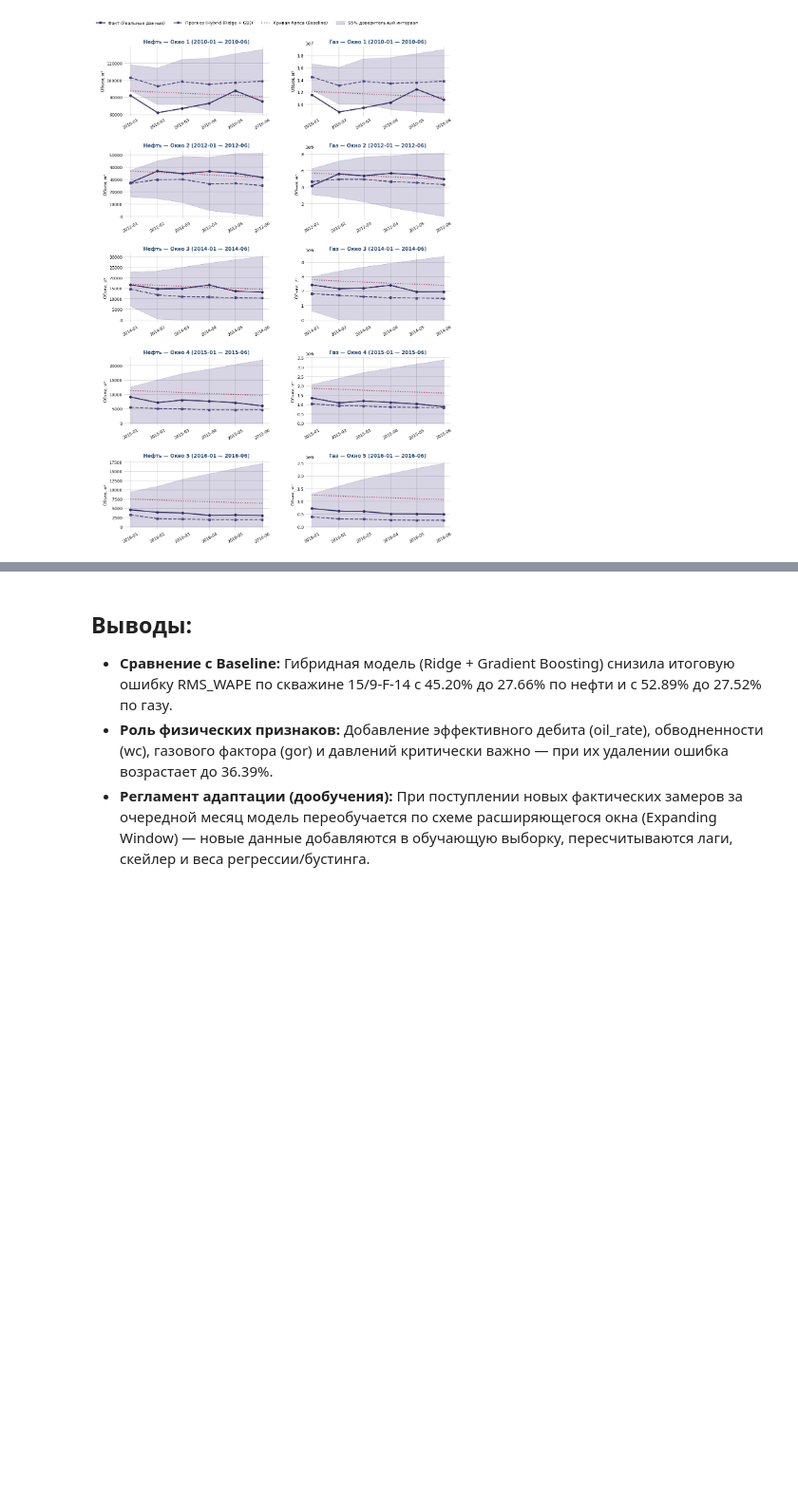
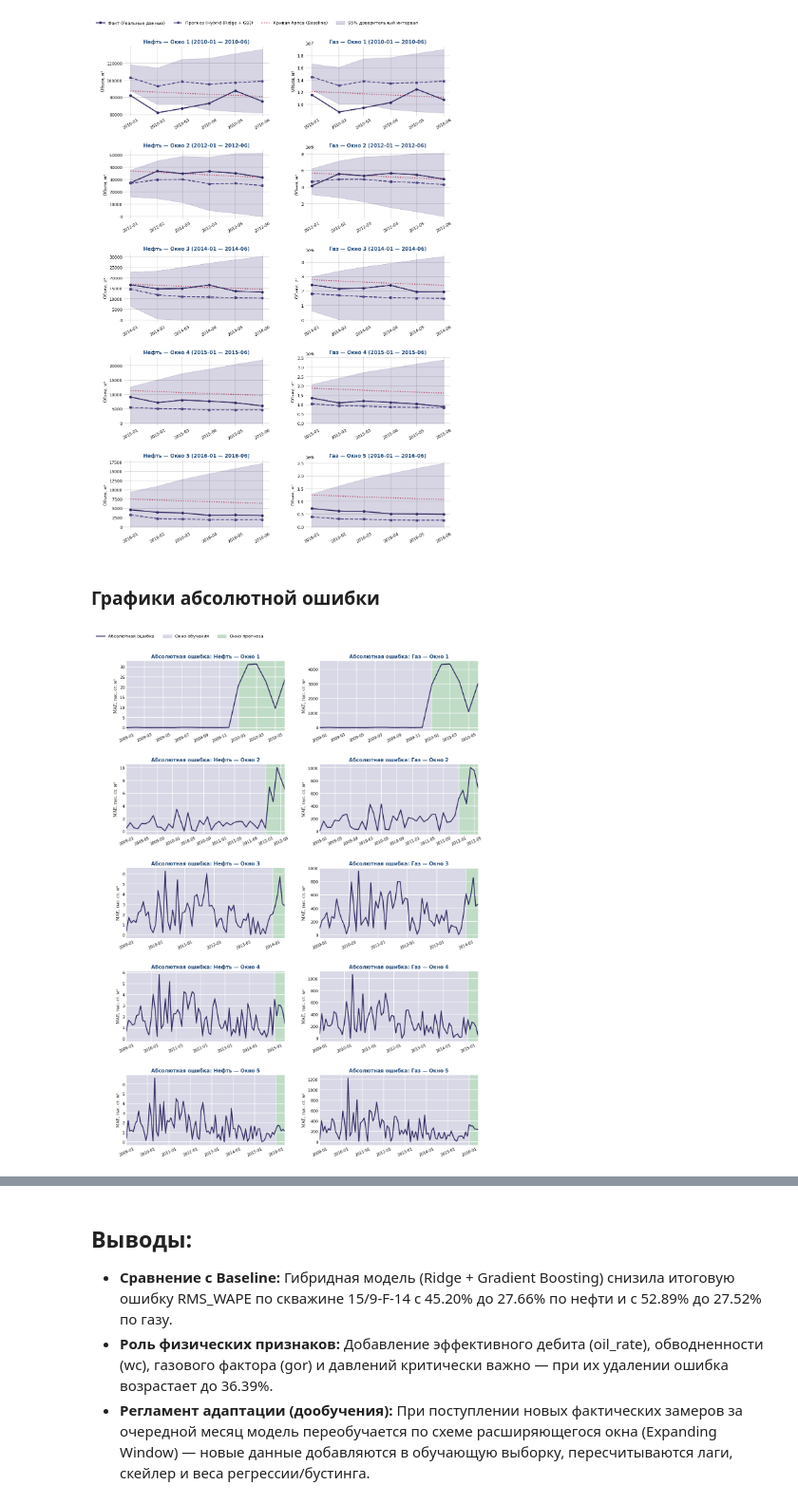
Before and after one commit to SashaVeremchuk/Gazprom-production-forecast, a Jupyter notebook: one_well.ipynb, the cells around one changed output, grey strips where cells are left out. Shown at 95% size. Cells and saved outputs as stored; diff of their text form; code cells hidden in the pictures; blank space fills up the shorter version.

```diff
--- a/one_well.ipynb
+++ b/one_well.ipynb
@@ -653,3 +653,72 @@ plt.subplots_adjust(top=0.94, hspace=0.48, wspace=0.25)
 plt.show()
 # %% [output]
 [figure]
+# %% [markdown]
+### Графики абсолютной ошибки
+# %%
+best_model_name = "Hybrid (Ridge + GB)"
+
+bg_train = "#d2d2e2"     # серо-сиреневый фон окна обучения
+bg_test = "#b5d6bd"      # мятно-зеленый фон окна прогноза
+line_color = "#322b63"   # темно-фиолетовая линия ошибки
+
+def plot_error_grid(error_type="abs"):
+    fig, axes = plt.subplots(5, 2, figsize=(14, 18))
+    fig.patch.set_facecolor("white")
+
+    for row_idx, w in enumerate(windows):
+        window_id = w["id"]
+        tr = data.loc[:w["train_end"]]
+        te = data.loc[w["test_start"]:w["test_end"]]
+        dates_all = tr.index.append(te.index)
+
+        for col_idx, (fluid, fluid_name) in enumerate([("BORE_OIL_VOL", "Нефть"), ("BORE_GAS_VOL", "Газ")]):
+            ax = axes[row_idx, col_idx]
+
+            y_all = np.concatenate([tr[fluid].values, te[fluid].values])
+            ml_res = ml_predictions[(best_model_name, fluid, window_id)]
+            pred_all = np.concatenate([ml_res["train"], ml_res["test"]])
+
+            if error_type == "abs":
+                # Абсолютная ошибка в тыс. ст. м³
+                err_vals = np.abs(y_all - pred_all) / 1000.0
+                ylabel_text = "MAE, тыс. ст. м³"
+                title_prefix = "Абсолютная ошибка"
+            else:
+                # Относительная ошибка в %
+                err_vals = (np.abs(y_all - pred_all) / np.where(y_all == 0, 1e-6, np.abs(y_all))) * 100.0
+                ylabel_text = "MAPE, %"
+                title_prefix = "Относительная ошибка"
+
+            z_tr = ax.axvspan(tr.index.min(), te.index.min(), color=bg_train, alpha=0.85, zorder=0, label="Окно обучения")
+            z_te = ax.axvspan(te.index.min(), te.index.max(), color=bg_test, alpha=0.85, zorder=0, label="Окно прогноза")
+
+            ax.grid(True, color="white", linestyle="-", linewidth=1.1, zorder=1)
+            ax.set_xlim(tr.index.min(), te.index.max())
+            for spine in ax.spines.values():
+                spine.set_visible(False)
+
+            l_err, = ax.plot(dates_all, err_vals, color=line_color, linewidth=2.0, zorder=3, label=title_prefix)
+
+            ax.set_title(f"{title_prefix}: {fluid_name} — Окно {window_id}", fontsize=11, fontweight="bold", color="#224b7a")
+            ax.set_ylabel(ylabel_text, fontsize=9, fontfamily="serif")
+            ax.xaxis.set_major_formatter(mdates.DateFormatter("%Y-%m"))
+            ax.tick_params(axis="x", rotation=25, labelsize=8.5, length=0)
+            ax.tick_params(axis="y", labelsize=9, length=0)
+
+    leg = fig.legend(
+        handles=[l_err, z_tr, z_te],
+        loc="upper left",
+        bbox_to_anchor=(0.05, 0.992),
+        ncol=3,
+        fontsize=9.5,
+        frameon=True,
+        facecolor="white"
+    )
+    leg.get_frame().set_linewidth(0)
+    plt.subplots_adjust(top=0.94, hspace=0.48, wspace=0.22)
+    plt.show()
+
+plot_error_grid(error_type="abs")
+# %% [output]
+[figure, added]
```
Also changed, not shown: parts of 6 cells of this notebook.
